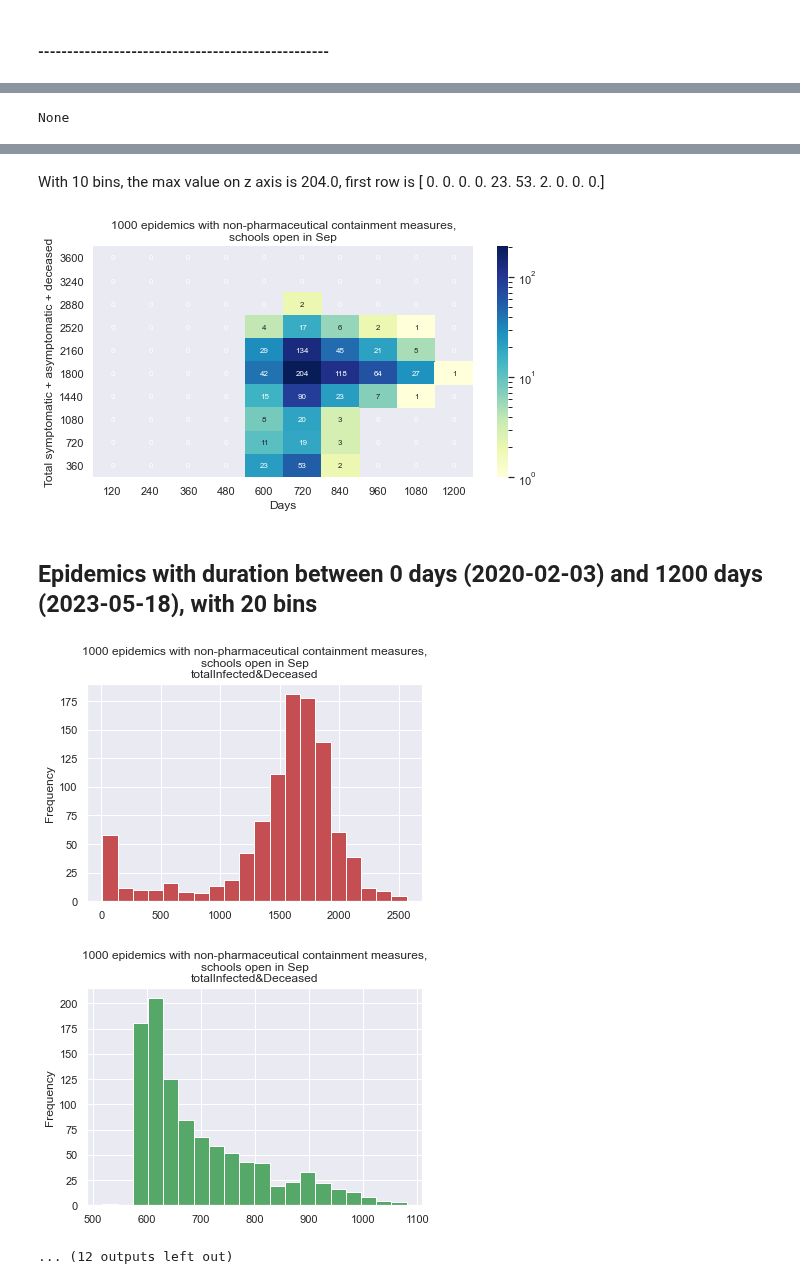
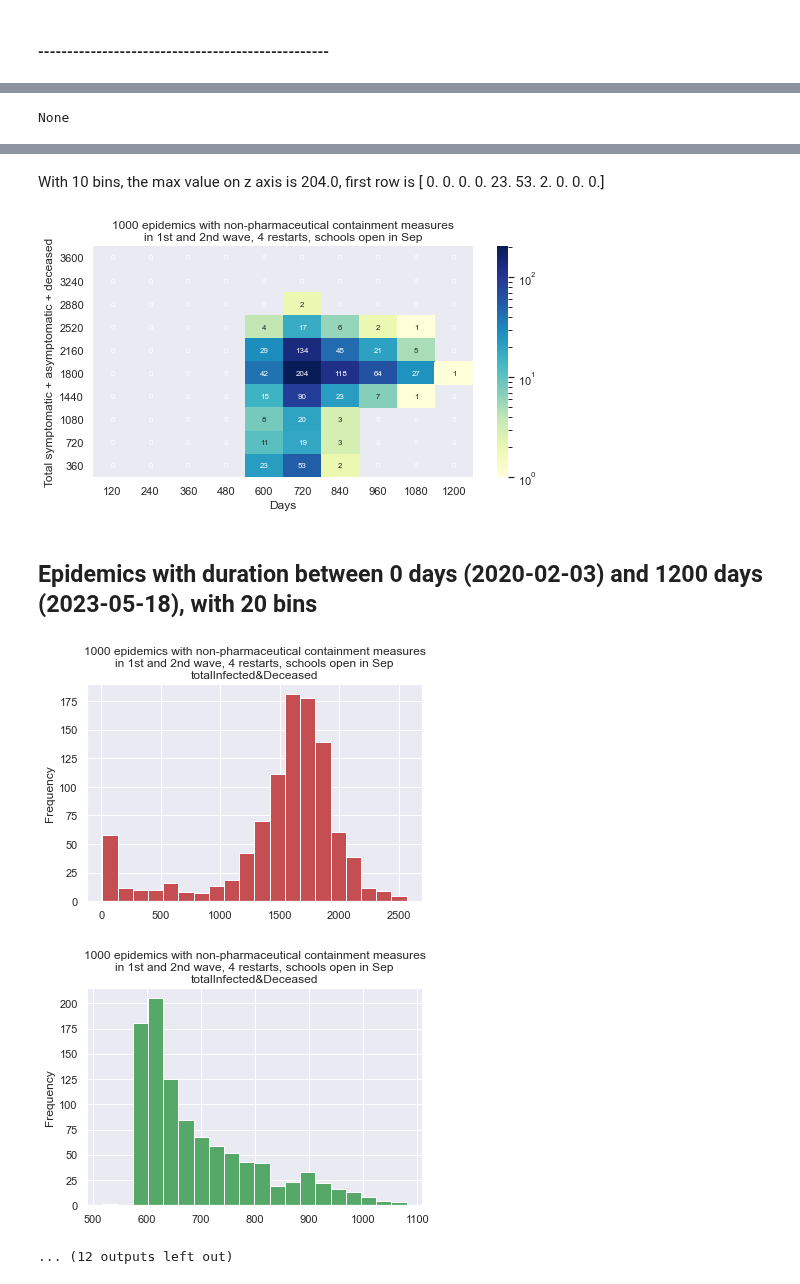
Before and after one commit to terna/readSIsaR_BatchResults, a Jupyter notebook: readRunResults1kStableSeedsCPoints_basicControlB_schoolOpenSeptOctControlFebRelaxChangingWorldNew4Start_plusHMlog.ipynb, the cells around one changed output, grey strips where cells are left out. Drawn from its saved outputs; the diff is of its cells as text; code cells hidden in the pictures.

```diff
--- a/readRunResults1kStableSeedsCPoints_basicControlB_schoolOpenSeptOctControlFebRelaxChangingWorldNew4Start_plusHMlog.ipynb
+++ b/readRunResults1kStableSeedsCPoints_basicControlB_schoolOpenSeptOctControlFebRelaxChangingWorldNew4Start_plusHMlog.ipynb
@@ -498,8 +498,8 @@ timeFunction(cp6[1],end,"ticks",'1000 epidemics with non-pharmaceutical containm
 # %% [markdown]
 #### --------------------------------------------------
 # %%
-timeFunction(start,end,"ticks",'1000 epidemics with non-pharmaceutical containment measures,\n'+
-          'schools open in Sep')
+timeFunction(start,end,"ticks",'1000 epidemics with non-pharmaceutical containment measures\n'+\
+ 'in 1st and 2nd wave, 4 restarts, schools open in Sep')
 # %% [output]
 ## Epidemics with duration between 0 days (2020-02-03) and 1200 days (2023-05-18)
 |  | symptomatic | totalInfected&Deceased | duration |
@@ -532,6 +532,6 @@ None
 With 10 bins, the max value on z axis is 204.0, first row is [ 0.  0.  0.  0. 23. 53.  2.  0.  0.  0.]
-[figure, old version]
+[figure, new version]
 ## Epidemics with duration between 0 days (2020-02-03) and 1200 days (2023-05-18), with 20 bins
-[figure, old version]
+[figure, new version]
-[figure, old version]
+[figure, new version]
 ... (12 outputs left out)
```
Also changed, not shown: parts of 1 cell of this notebook, 9 other files.
